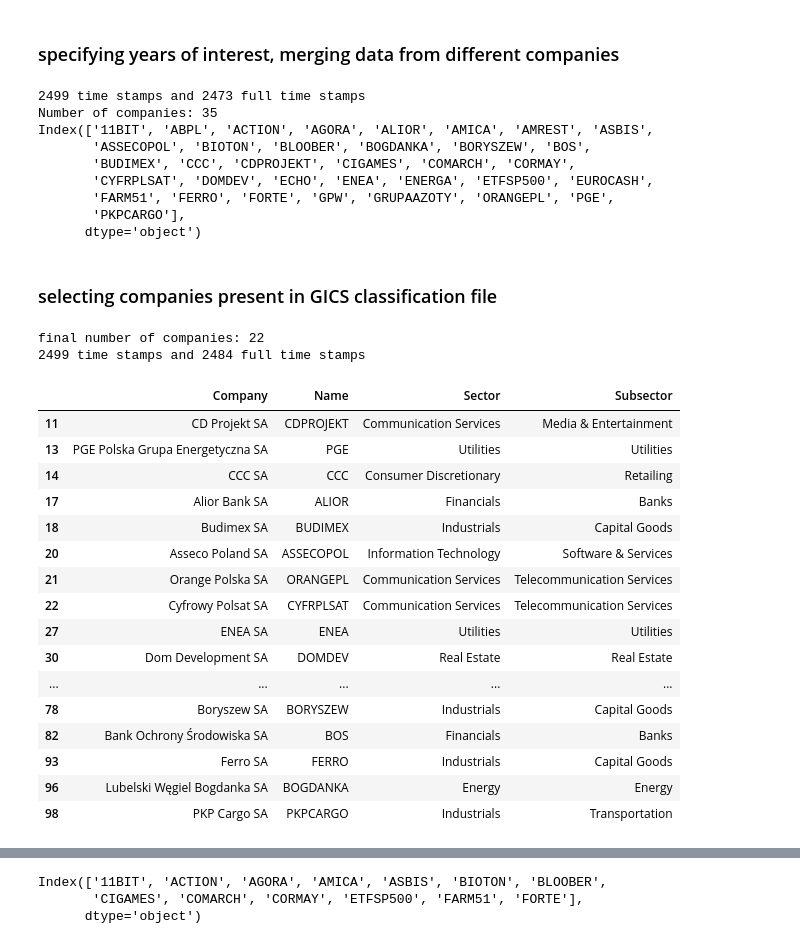
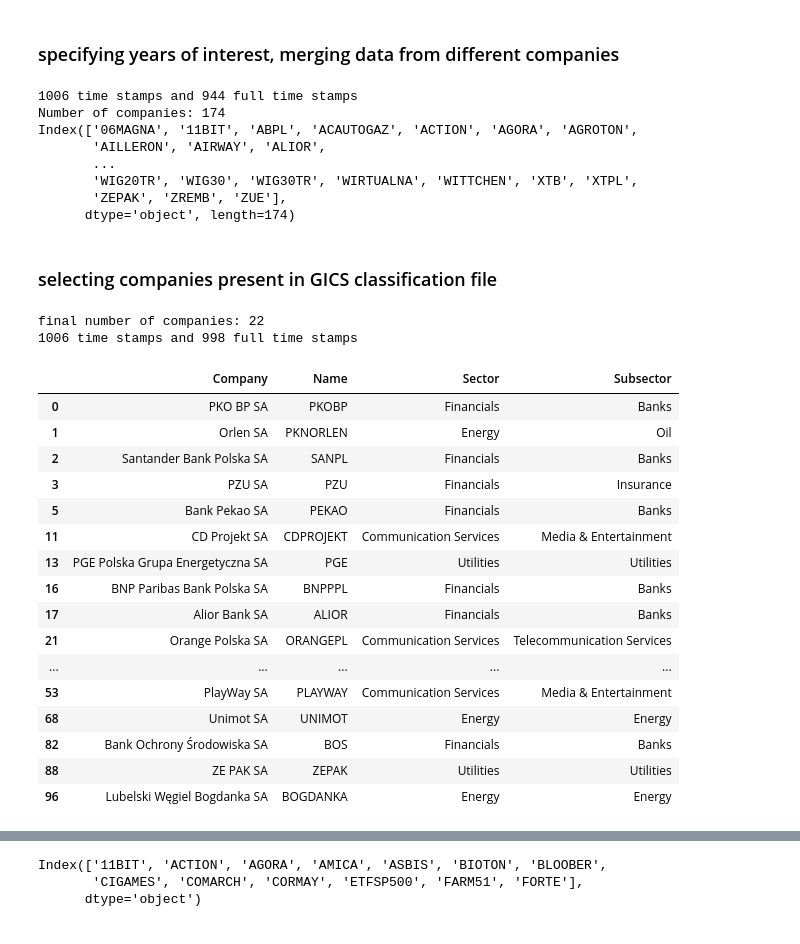
Before and after one commit to megi2601/physics_masters, a Jupyter notebook: code/stationary_correlations.ipynb, the cells around one changed output, grey strips where cells are left out. Drawn from its saved outputs; the diff is of its cells as text; code cells hidden in the pictures.

```diff
--- a/code/stationary_correlations.ipynb
+++ b/code/stationary_correlations.ipynb
@@ -46,53 +18,78 @@ for df, _ in dataframes_tuple[1:]:
+# %%
+def get_dataframes(data_dir, start_date, threshold):
+    dataframes = {}
+    for filename in os.listdir(data_dir):
+        path = os.path.join(data_dir, filename)
+        name = filename.replace('.prn', '')
+        df = pd.read_csv(path, delimiter=',', header=0, parse_dates=['Date'], usecols=['Date', 'Close'])
+        df = df[df['Date'] >= start_date].set_index('Date')
+        if len(df) > threshold:
+            df.rename(columns={"Close": name}, inplace=True)
+            dataframes[name] = df
+    return dataframes
 # %%
+N = 4
+threshold = 0.683 *N *365
+time_delta = pd.Timedelta(days=365*N)
+end_date = pd.to_datetime('2024-06-20')
+start_date = end_date - time_delta
+
+dataframes_dict = get_dataframes(daily_omega, start_date, threshold)
+
+merged_df = pd.concat(dataframes_dict.values(), axis=1, join='outer')
+
 print(f'{len(merged_df)} time stamps and {len(merged_df.dropna())} full time stamps')
 
-companies = merged_df.columns[1:]
+companies = merged_df.columns
 
 print(f'Number of companies: {len(companies)}')
 print(companies)
 # %% [output]
-2499 time stamps and 2473 full time stamps
-Number of companies: 35
-Index(['11BIT', 'ABPL', 'ACTION', 'AGORA', 'ALIOR', 'AMICA', 'AMREST', 'ASBIS',
-       'ASSECOPOL', 'BIOTON', 'BLOOBER', 'BOGDANKA', 'BORYSZEW', 'BOS',
-       'BUDIMEX', 'CCC', 'CDPROJEKT', 'CIGAMES', 'COMARCH', 'CORMAY',
-       'CYFRPLSAT', 'DOMDEV', 'ECHO', 'ENEA', 'ENERGA', 'ETFSP500', 'EUROCASH',
-       'FARM51', 'FERRO', 'FORTE', 'GPW', 'GRUPAAZOTY', 'ORANGEPL', 'PGE',
-       'PKPCARGO'],
-      dtype='object')
+1006 time stamps and 944 full time stamps
+Number of companies: 174
+Index(['06MAGNA', '11BIT', 'ABPL', 'ACAUTOGAZ', 'ACTION', 'AGORA', 'AGROTON',
+       'AILLERON', 'AIRWAY', 'ALIOR',
+       ...
+       'WIG20TR', 'WIG30', 'WIG30TR', 'WIRTUALNA', 'WITTCHEN', 'XTB', 'XTPL',
+       'ZEPAK', 'ZREMB', 'ZUE'],
+      dtype='object', length=174)
 # %% [markdown]
 ### selecting companies present in GICS classification file
 # %%
 class_file = r"C:\\physics_masters\\data\\GICS_classification.csv"
 
-class_df = pd.read_csv(class_file, delimiter=',', header=None, skipinitialspace=True, usecols=[0, 1, 2, 3])
-selected_companies_df = class_df[class_df[1].isin(companies)]
+class_df = pd.read_csv(class_file, delimiter=',', header=None, names=['Company', 'Name', 'Sector', 'Subsector'], skipinitialspace=True, usecols=[0, 1, 2, 3])
+
+sectors = ['Consumer Discretionary', 'Consumer Staples',  'Health Care', 'Communication Services', 'Telecommunication Services', 'Real Estate']
+sec1 = ['Financials', 'Communication Services', 'Utilities', 'Energy']
+
+
+selected_companies_df = class_df[class_df['Name'].isin(companies) & class_df['Sector'].isin(sec1)]
 
 print(f'final number of companies: {len(selected_companies_df)}')
 
-merged_df = merged_df[np.append(['Date'], selected_companies_df[1])]
+merged_df = merged_df[selected_companies_df['Name']]
 print(f'{len(merged_df)} time stamps and {len(merged_df.dropna())} full time stamps')
 
-selected_companies_df = selected_companies_df.rename(columns={0: 'Company', 1: 'Name', 2: 'Sector', 3: 'Subsector'})
 selected_companies_df
 # %% [output]
 final number of companies: 22
-2499 time stamps and 2484 full time stamps
+1006 time stamps and 998 full time stamps
 |  | Company | Name | Sector | Subsector |
+| 0 | PKO BP SA | PKOBP | Financials | Banks |
+| 1 | Orlen SA | PKNORLEN | Energy | Oil |
+| 2 | Santander Bank Polska SA | SANPL | Financials | Banks |
+| 3 | PZU SA | PZU | Financials | Insurance |
+| 5 | Bank Pekao SA | PEKAO | Financials | Banks |
 | 11 | CD Projekt SA | CDPROJEKT | Communication Services | Media & Entertainment |
 | 13 | PGE Polska Grupa Energetyczna SA | PGE | Utilities | Utilities |
-| 14 | CCC SA | CCC | Consumer Discretionary | Retailing |
+| 16 | BNP Paribas Bank Polska SA | BNPPPL | Financials | Banks |
 | 17 | Alior Bank SA | ALIOR | Financials | Banks |
-| 18 | Budimex SA | BUDIMEX | Industrials | Capital Goods |
-| 20 | Asseco Poland SA | ASSECOPOL | Information Technology | Software & Services |
 | 21 | Orange Polska SA | ORANGEPL | Communication Services | Telecommunication Services |
-| 22 | Cyfrowy Polsat SA | CYFRPLSAT | Communication Services | Telecommunication Services |
-| 27 | ENEA SA | ENEA | Utilities | Utilities |
-| 30 | Dom Development SA | DOMDEV | Real Estate | Real Estate |
 | ... | ... | ... | ... | ... |
-| 78 | Boryszew SA | BORYSZEW | Industrials | Capital Goods |
+| 53 | PlayWay SA | PLAYWAY | Communication Services | Media & Entertainment |
+| 68 | Unimot SA | UNIMOT | Energy | Energy |
 | 82 | Bank Ochrony Środowiska SA | BOS | Financials | Banks |
-| 93 | Ferro SA | FERRO | Industrials | Capital Goods |
+| 88 | ZE PAK SA | ZEPAK | Utilities | Utilities |
 | 96 | Lubelski Węgiel Bogdanka SA | BOGDANKA | Energy | Energy |
-| 98 | PKP Cargo SA | PKPCARGO | Industrials | Transportation |
 # %%
```
Also changed, not shown: parts of 13 cells of this notebook, 4 other files.
